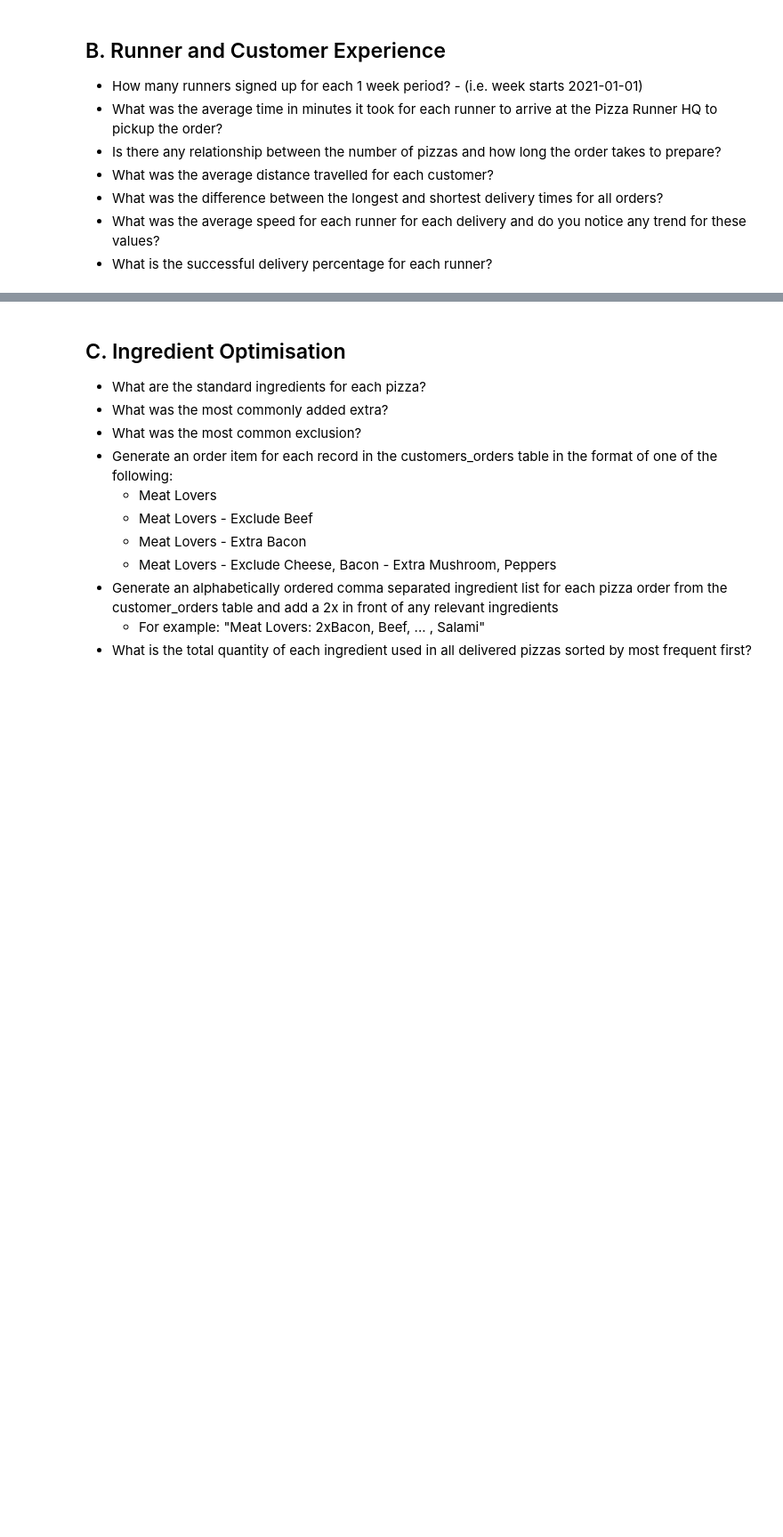
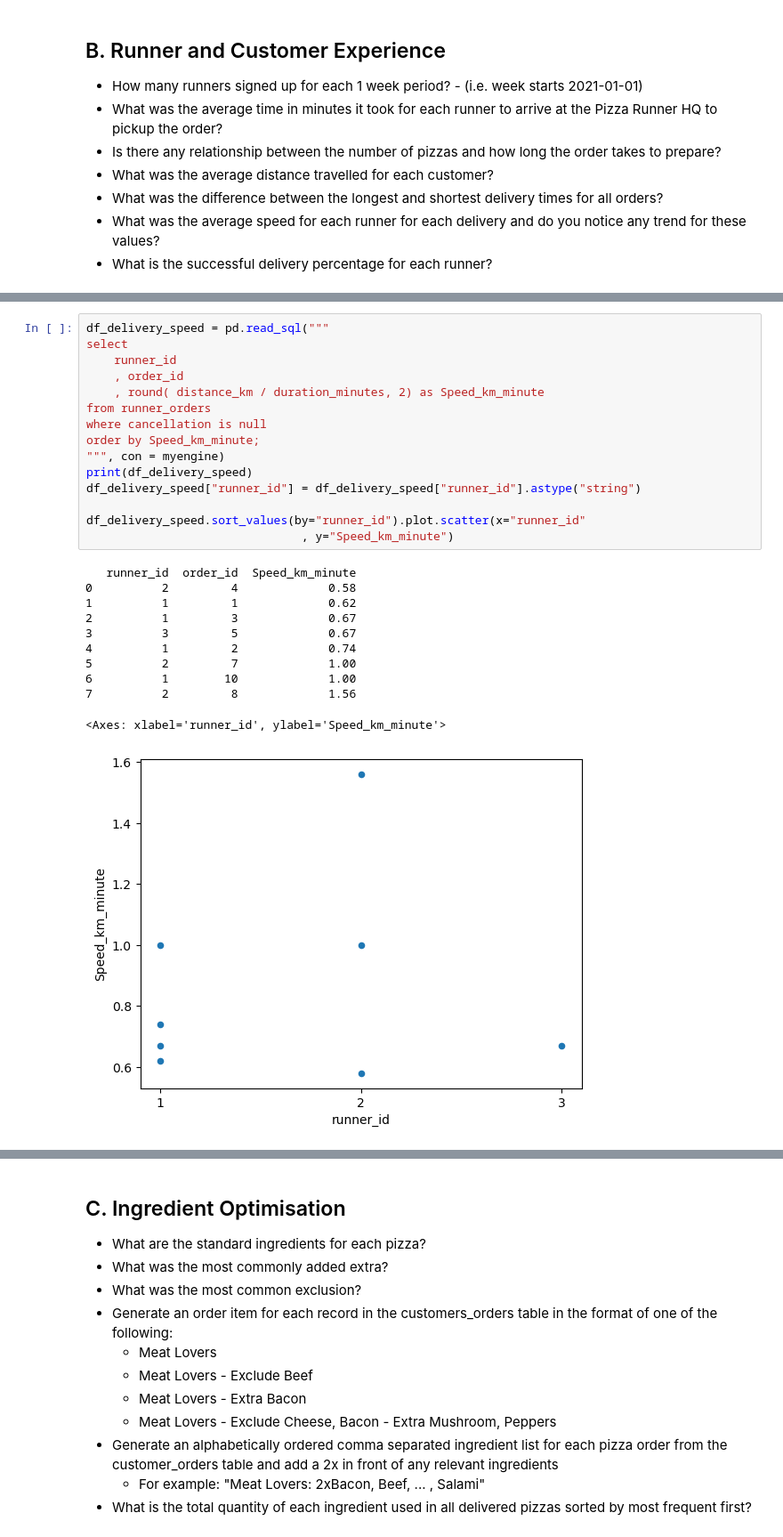
Before and after one commit to plklinh/PP_SQL_8WeeksSQLChallenge_CaseStudy2, a Jupyter notebook: Project_Pizza_Runner.ipynb, the cells around one changed output, grey strips where cells are left out. Shown at 89% size. Drawn from its saved outputs; the diff is of its cells as text; blank space fills up the shorter version.

```diff
--- a/Project_Pizza_Runner.ipynb
+++ b/Project_Pizza_Runner.ipynb
@@ -37,0 +297,27 @@ myengine.dispose()
+# %%
+df_delivery_speed = pd.read_sql("""
+select
+    runner_id
+    , order_id
+    , round( distance_km / duration_minutes, 2) as Speed_km_minute
+from runner_orders
+where cancellation is null
+order by Speed_km_minute;
+""", con = myengine)
+print(df_delivery_speed)
+df_delivery_speed["runner_id"] = df_delivery_speed["runner_id"].astype("string")
+
+df_delivery_speed.sort_values(by="runner_id").plot.scatter(x="runner_id"
+                               , y="Speed_km_minute")
+# %% [output]
+   runner_id  order_id  Speed_km_minute
+0          2         4             0.58
+1          1         1             0.62
+2          1         3             0.67
+3          3         5             0.67
+4          1         2             0.74
+5          2         7             1.00
+6          1        10             1.00
+7          2         8             1.56
+<Axes: xlabel='runner_id', ylabel='Speed_km_minute'>
+[figure, added]
```
Also changed, not shown: parts of 19 cells of this notebook, 1 other file.
